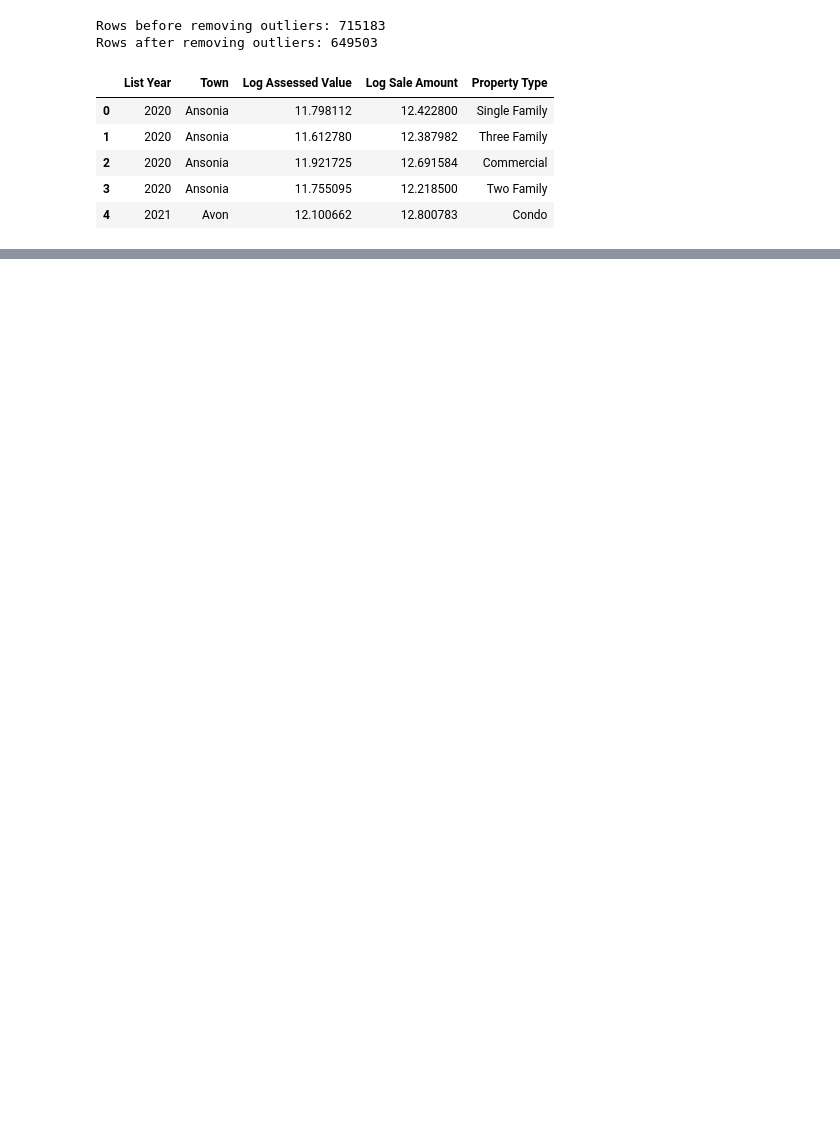
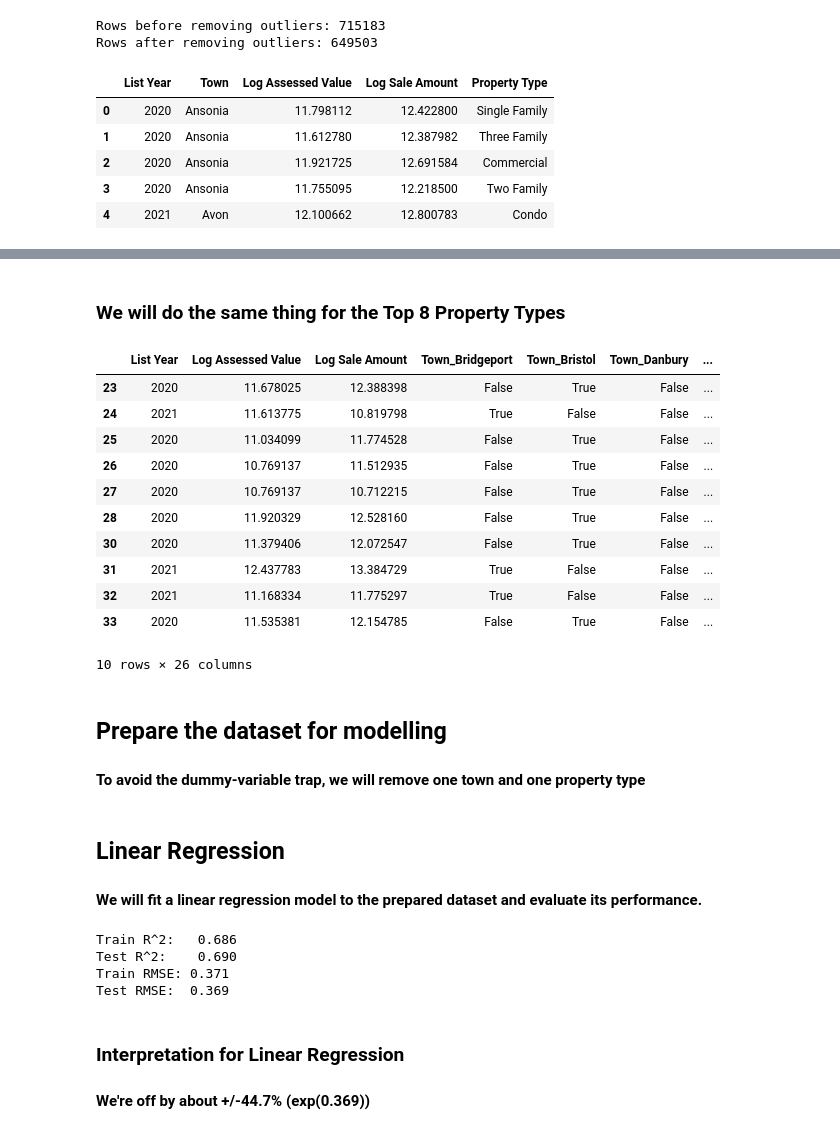
Before and after one commit to The-Fool-cmd/Real-Estate-ML, a Jupyter notebook: part_2.ipynb, the cells around one changed output, grey strips where cells are left out. Drawn from its saved outputs; the diff is of its cells as text; code cells hidden in the pictures; blank space fills up the shorter version.

```diff
--- a/part_2.ipynb
+++ b/part_2.ipynb
@@ -475,0 +452,30 @@ display(df.head(10))
+# %% [markdown]
+### We will do the same thing for the Top 8 Property Types
+# %%
+TOP_N = 8
+top_types = df_top_towns['Property Type'].value_counts().index[:TOP_N]
+
+# Filter to only rows with top 8 property types
+df_top_types = df_top_towns[df_top_towns['Property Type'].isin(top_types)].copy()
+
+# One-hot encode the 'Property Type' column
+type_dummies = pd.get_dummies(df_top_types['Property Type'], prefix='PropertyType')
+df_top_types = pd.concat([df_top_types.drop('Property Type', axis=1), type_dummies], axis=1)
+
+display(df_top_types.head(10))
+# %% [output]
+|  | List Year | Log Assessed Value | Log Sale Amount | Town_Bridgeport | Town_Bristol | Town_Danbury | ... |
+| 23 | 2020 | 11.678025 | 12.388398 | False | True | False | ... |
+| 24 | 2021 | 11.613775 | 10.819798 | True | False | False | ... |
+| 25 | 2020 | 11.034099 | 11.774528 | False | True | False | ... |
+| 26 | 2020 | 10.769137 | 11.512935 | False | True | False | ... |
+| 27 | 2020 | 10.769137 | 10.712215 | False | True | False | ... |
+| 28 | 2020 | 11.920329 | 12.528160 | False | True | False | ... |
+| 30 | 2020 | 11.379406 | 12.072547 | False | True | False | ... |
+| 31 | 2021 | 12.437783 | 13.384729 | True | False | False | ... |
+| 32 | 2021 | 11.168334 | 11.775297 | True | False | False | ... |
+| 33 | 2020 | 11.535381 | 12.154785 | False | True | False | ... |
+10 rows × 26 columns
+# %% [markdown]
+## Prepare the dataset for modelling
+#### To avoid the dummy-variable trap, we will remove one town and one property type
@@ -475,0 +492,34 @@ display(df.head(10))
+# %% [markdown]
+## Linear Regression
+#### We will fit a linear regression model to the prepared dataset and evaluate its performance.
+# %%
+from sklearn.linear_model import LinearRegression
+from sklearn.metrics import r2_score, mean_squared_error
+
+# Initialize and fit the model
+lr = LinearRegression()
+lr.fit(X_train, y_train)
+# Predict on train and test sets
+y_train_pred = lr.predict(X_train)
+y_test_pred  = lr.predict(X_test)
+
+# Calculate R^2
+r2_train = r2_score(y_train, y_train_pred)
+r2_test  = r2_score(y_test,  y_test_pred)
+
+# Calculate RMSE
+rmse_train = np.sqrt(mean_squared_error(y_train, y_train_pred))
+rmse_test  = np.sqrt(mean_squared_error(y_test,  y_test_pred))
+
+print(f"Train R^2:   {r2_train:.3f}")
+print(f"Test R^2:    {r2_test:.3f}")
+print(f"Train RMSE: {rmse_train:.3f}")
+print(f"Test RMSE:  {rmse_test:.3f}")
+# %% [output]
+Train R^2:   0.686
+Test R^2:    0.690
+Train RMSE: 0.371
+Test RMSE:  0.369
+# %% [markdown]
+### Interpretation for Linear Regression
+#### We're off by about +/-44.7% (exp(0.369))
```
Also changed, not shown: parts of 16 cells of this notebook, 3 other files.
